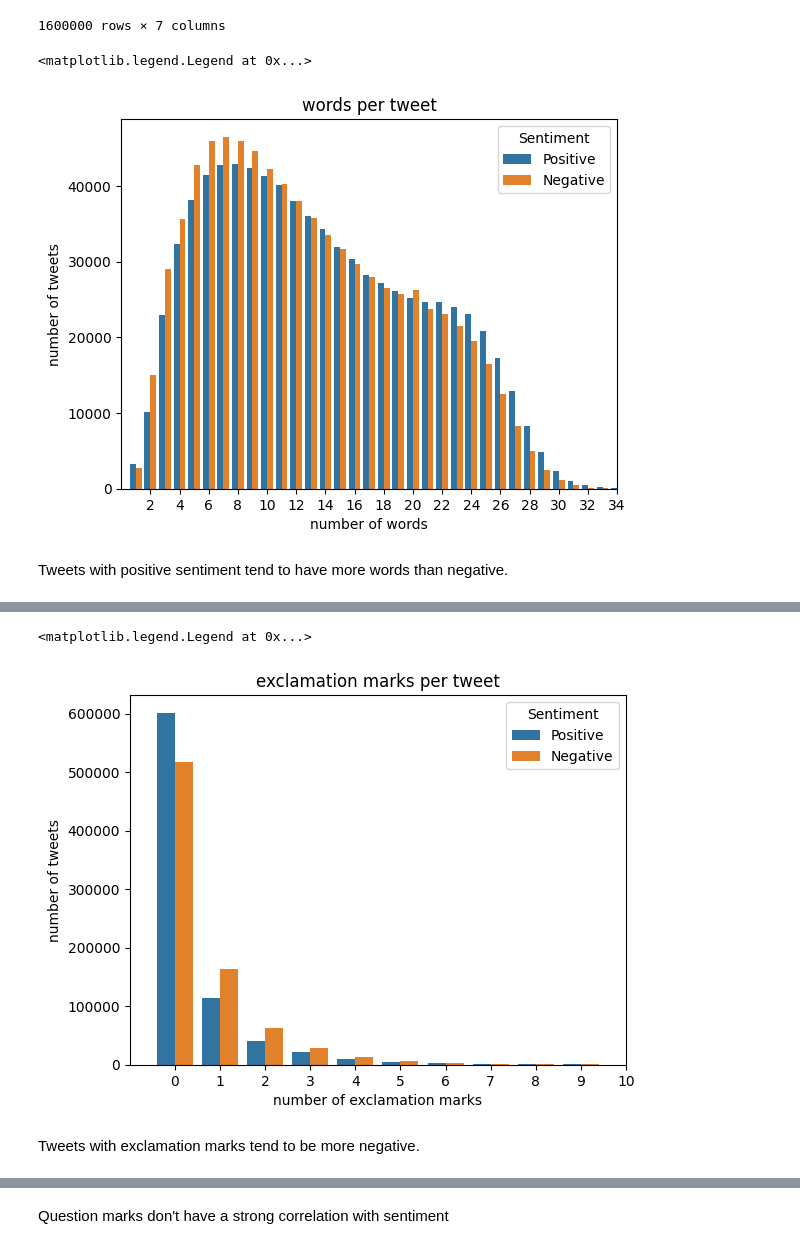
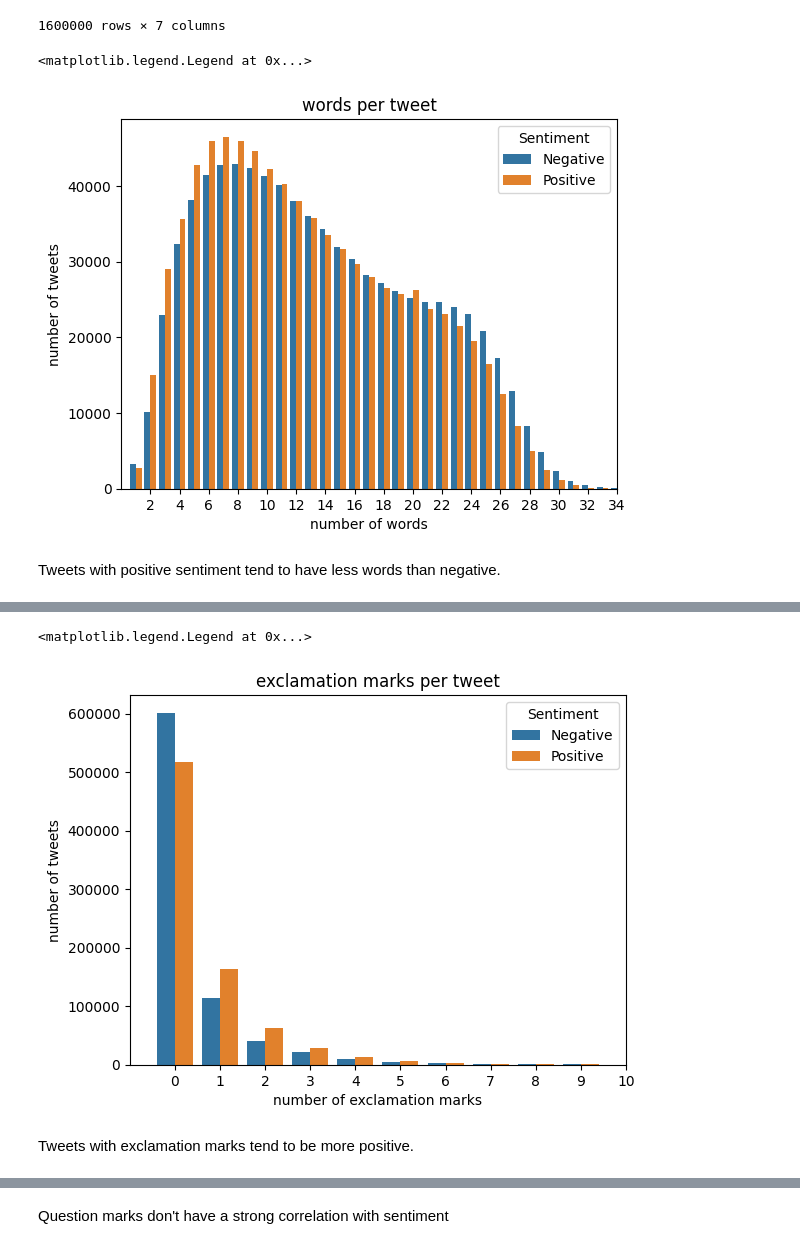
Before and after one commit to DavidStein7/marketing_analytics_project, a Jupyter notebook: Notebooks/finn_data_exploration.ipynb, the cells around one changed output, grey strips where cells are left out. Drawn from its saved outputs; the diff is of its cells as text; code cells hidden in the pictures.

Commit message:
update sentiment korrekt

```diff
--- a/Notebooks/finn_data_exploration.ipynb
+++ b/Notebooks/finn_data_exploration.ipynb
@@ -224,16 +224,16 @@ data
 # %%
 sns.countplot(data, x='Words', hue='Sentiment')
 plt.xlim(-1,30)
 plt.title('words per tweet')
 plt.xlabel('number of words')
 plt.xticks([1,3,5,7,9,11,13,15,17,19,21,23,25,27,29,31,33])
 plt.ylabel('number of tweets')
-plt.legend(title='Sentiment', loc='upper right', labels=['Positive', 'Negative'])
+plt.legend(title='Sentiment', loc='upper right', labels=['Negative', 'Positive'])
 # %% [output]
 <matplotlib.legend.Legend at 0x...>
-[figure, old version]
+[figure, new version]
 # %% [markdown]
-Tweets with positive sentiment tend to have more words than negative.
+Tweets with positive sentiment tend to have less words than negative.
 # %%
 data['Exclamation'] = data['Tweet'].str.count('!')
 data
@@ -257,12 +257,12 @@ plt.xlim(-1,10)
 plt.title('exclamation marks per tweet')
 plt.xlabel('number of exclamation marks')
 plt.ylabel('number of tweets')
-plt.legend(title='Sentiment', loc='upper right', labels=['Positive', 'Negative'])
+plt.legend(title='Sentiment', loc='upper right', labels=['Negative', 'Positive'])
 # %% [output]
 <matplotlib.legend.Legend at 0x...>
-[figure, old version]
+[figure, new version]
 # %% [markdown]
-Tweets with exclamation marks tend to be more negative.
+Tweets with exclamation marks tend to be more positive.
 # %%
 data['Question'] = data['Tweet'].str.count('\?')
 data
```
Also changed, not shown: parts of 6 cells of this notebook.
